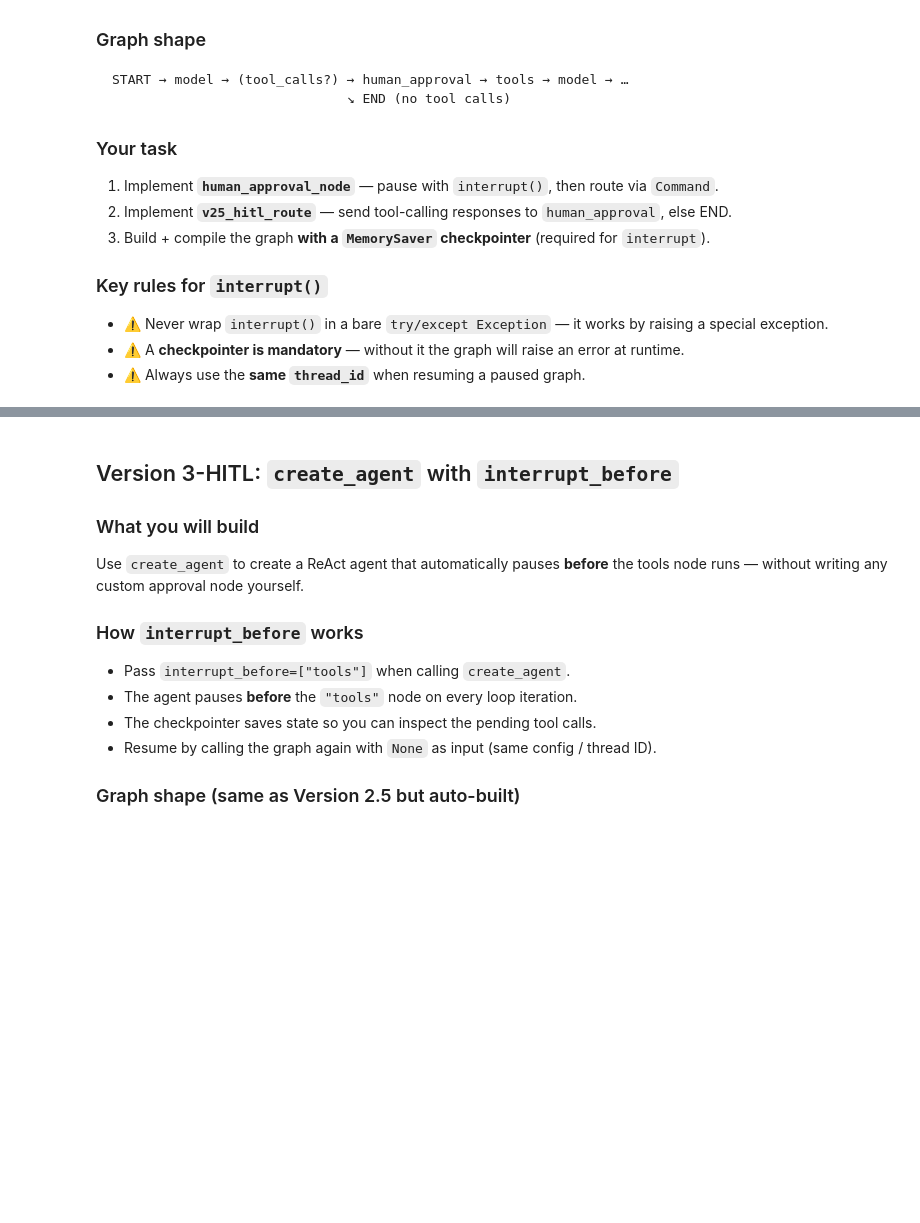
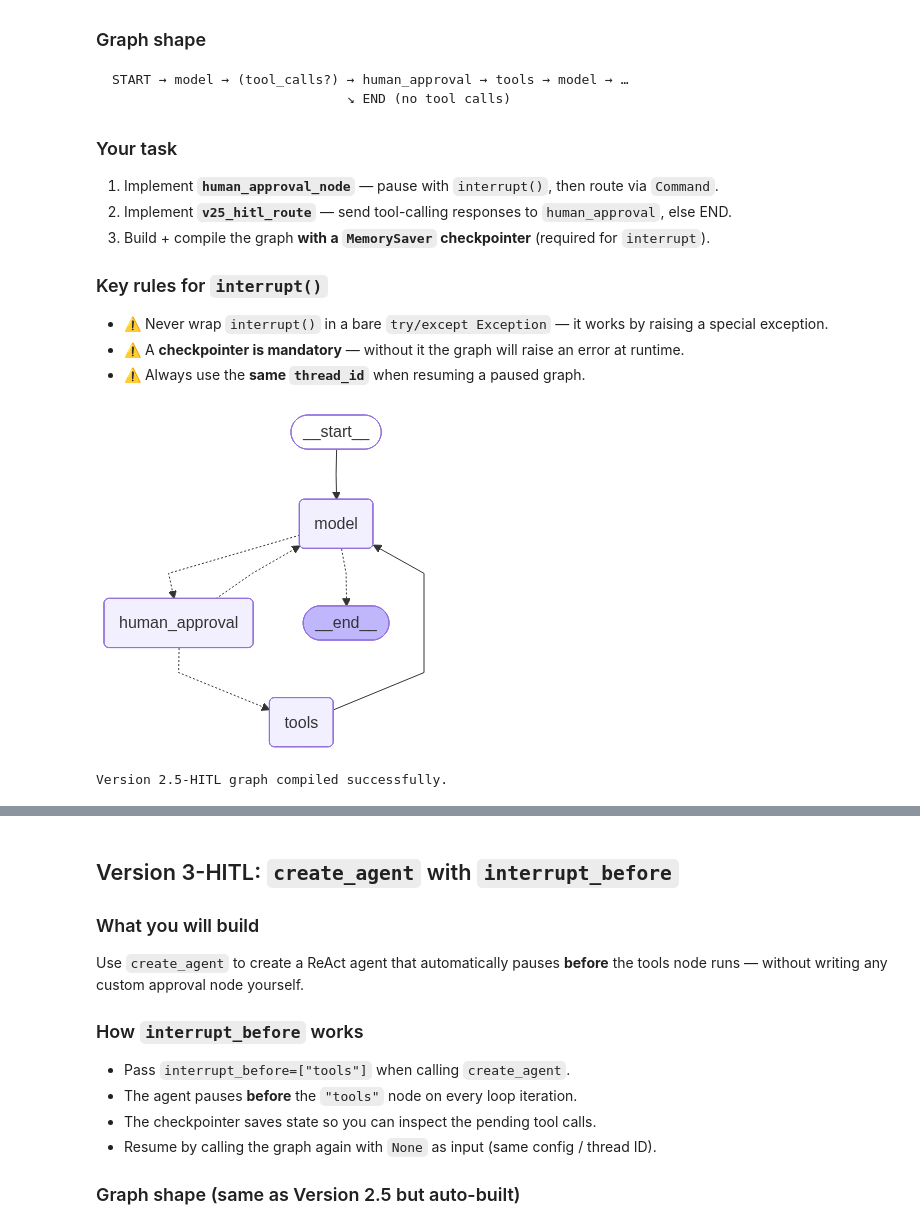
Before and after one commit to MacPhuPhong/Agentic_bootcamp, a Jupyter notebook: agent_101/hitl_interrupt_exercise.ipynb, the cells around one changed output, grey strips where cells are left out. Saved outputs shown, nothing was run; the diff lists cells and outputs as text; code cells hidden in the pictures; blank space fills up the shorter version.

Commit message:
update hitl

```diff
--- a/agent_101/hitl_interrupt_exercise.ipynb
+++ b/agent_101/hitl_interrupt_exercise.ipynb
@@ -66,7 +66,7 @@ if MODEL_PROVIDER == "openai":
 else:
     assert GEMINI_API_KEY, "GEMINI_API_KEY not found — check your .env file"
     llm = ChatGoogleGenerativeAI(
-        model="gemini-2.2-flash",
+        model="gemini-2.5-flash",
         google_api_key=GEMINI_API_KEY,
         temperature=0,
     )
@@ -160,73 +162,67 @@ def human_approval_node(state: MessagesState) -> Command[Literal["tools", "model
 
     When resumed with Command(resume=True)  → routes to "tools" to execute the call.
     When resumed with Command(resume=False) → adds a rejection message and loops back
                                               to "model" so the LLM answers without tools.
     """
     last_message = state["messages"][-1]
     tool_calls = getattr(last_message, "tool_calls", [])
 
-    # TODO:
     # 1) Build an `interrupt_payload` dict to show the pending tool calls.
-    #    Suggested structure:
-    #    {
-    #        "message": "The agent wants to call the following tools. Approve? (True / False)",
-    #        "pending_tool_calls": [{"name": tc["name"], "args": tc["args"]} for tc in tool_calls]
-    #    }
-    #
+    interrupt_payload = {
+        "message": "The agent wants to call the following tools. Approve? (True / False)",
+        "pending_tool_calls": [{"name": tc["name"], "args": tc["args"]} for tc in tool_calls]
+    }
+
     # 2) Call interrupt() to pause execution:
-    #    approved = interrupt(interrupt_payload)
-    #    The value you pass to Command(resume=...) will be the return value of interrupt().
-    #
+    approved = interrupt(interrupt_payload)
+
     # 3) Route based on the human's decision:
-    #    If approved:
-    #        return Command(goto="tools")
-    #    Else:
-    #        return Command(
-    #            update={"messages": [HumanMessage(content="User rejected the search. Please answer without using search tools.")]},
-    #            goto="model"
-    #        )
-    raise NotImplementedError("Implement human_approval_node")
+    if approved:
+        return Command(goto="tools")
+    else:
+        return Command(
+            update={"messages": [HumanMessage(content="User rejected the search. Please answer without using search tools.")]},
+            goto="model"
+        )
 
 
 # ── Routing function (replaces tools_condition) ───────────────────────────────
 def v25_hitl_route(state: MessagesState) -> Literal["human_approval", "__end__"]:
-    # TODO:
-    # Check the last message in state["messages"].
-    # If it has tool_calls  → return "human_approval"
-    # Otherwise            → return END
-    #
-    # Hint: last_message = state["messages"][-1]
-    #       tool_calls = getattr(last_message, "tool_calls", [])
-    raise NotImplementedError("Implement v25_hitl_route")
+    last_message = state["messages"][-1]
+    tool_calls = getattr(last_message, "tool_calls", [])
+
+    if tool_calls:
+        return "human_approval"
+    return END
 
 
 # ── Build the graph ───────────────────────────────────────────────────────────
 v25_hitl_builder = StateGraph(MessagesState)
 
-# TODO:
 # 1) Add nodes:
-#       v25_hitl_builder.add_node("model", v25_hitl_model_node)
-#       v25_hitl_builder.add_node("human_approval", human_approval_node)
-#       v25_hitl_builder.add_node("tools", v25_hitl_tool_node)
-#
+v25_hitl_builder.add_node("model", v25_hitl_model_node)
+v25_hitl_builder.add_node("human_approval", human_approval_node)
+v25_hitl_builder.add_node("tools", v25_hitl_tool_node)
+
 # 2) Add entry edge:
-#       v25_hitl_builder.add_edge(START, "model")
-#
+v25_hitl_builder.add_edge(START, "model")
+
 # 3) Add conditional edge from "model" using your routing function:
-#       v25_hitl_builder.add_conditional_edges("model", v25_hitl_route)
-#
+v25_hitl_builder.add_conditional_edges("model", v25_hitl_route)
+
 # 4) After tools run, loop back to model:
-#       v25_hitl_builder.add_edge("tools", "model")
-#
+v25_hitl_builder.add_edge("tools", "model")
+
 # 5) Compile with a MemorySaver checkpointer (REQUIRED for interrupt to work):
-#       v25_hitl_graph = v25_hitl_builder.compile(checkpointer=MemorySaver())
-
-v25_hitl_graph = None
+v25_hitl_graph = v25_hitl_builder.compile(checkpointer=MemorySaver())
 
 if v25_hitl_graph is not None:
     from IPython.display import Image, display
     display(Image(v25_hitl_graph.get_graph().draw_mermaid_png()))
     print("Version 2.5-HITL graph compiled successfully.")
+# %% [output]
+[figure, added]
+Version 2.5-HITL graph compiled successfully.
 # %%
 # Version 2.5-HITL self-test — interactive approval flow
 
```
Also changed, not shown: parts of 4 cells of this notebook.
